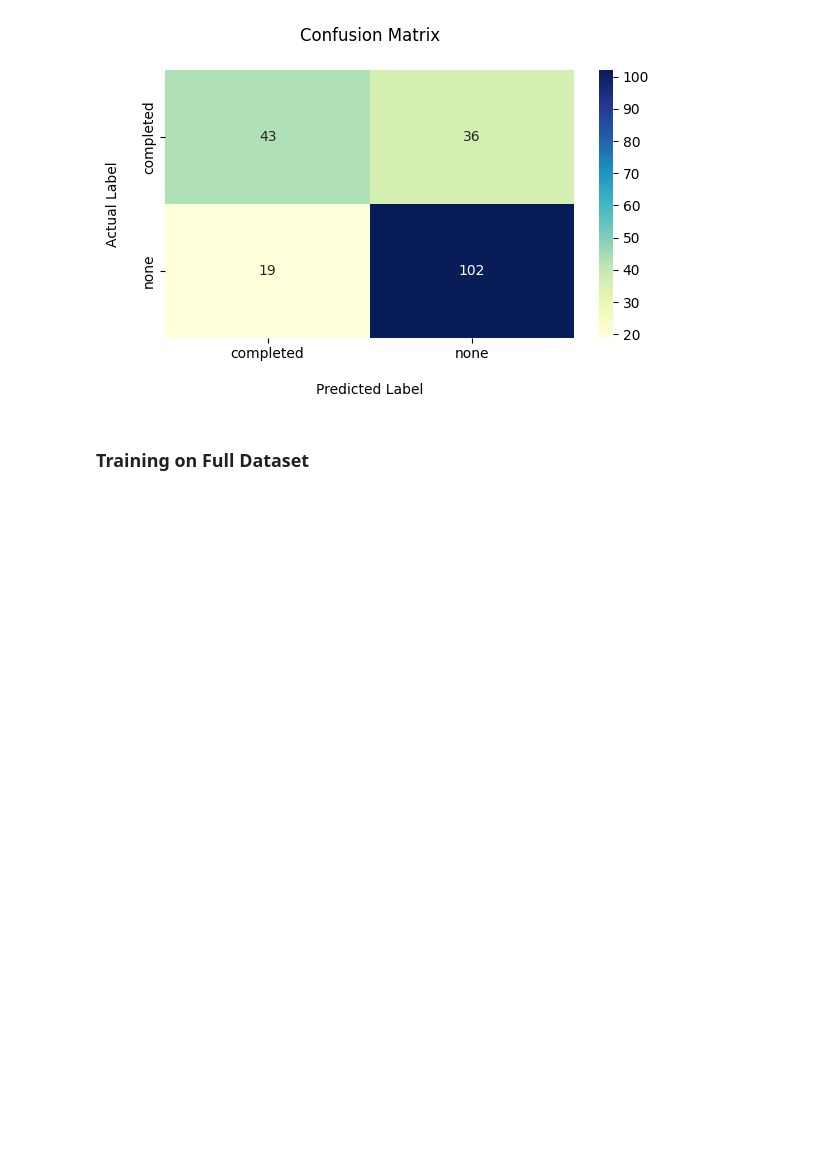
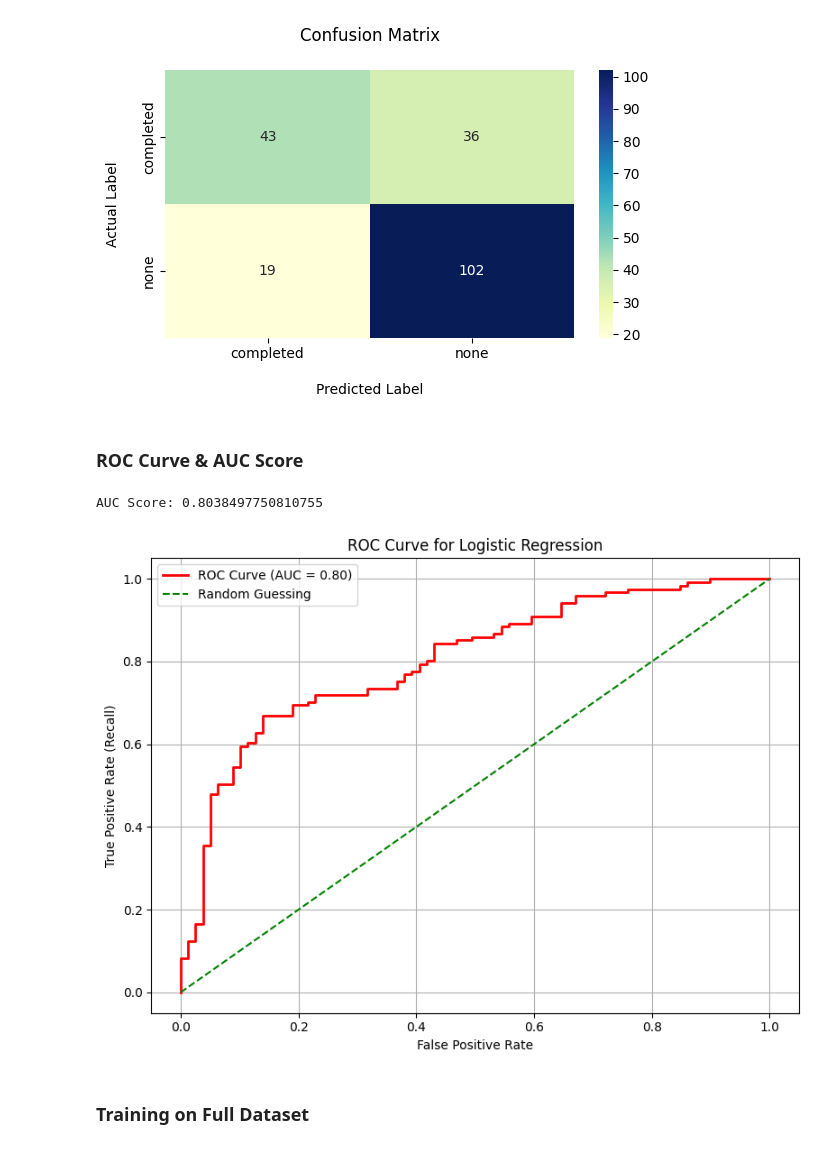
Before and after one commit to SakibMizan/MLProjectStudentPerformance, a Jupyter notebook: SakibMizanProject.ipynb, the cells around one changed output. Drawn from its saved outputs; the diff is of its cells as text; code cells hidden in the pictures; blank space fills up the shorter version.

Commit message:
Generated ROC Curve & AUC Score

```diff
--- a/SakibMizanProject.ipynb
+++ b/SakibMizanProject.ipynb
@@ -293,6 +293,28 @@ Confusion Matrix:
  [[ 43  36]
  [ 19 102]]
 [figure]
+# %% [markdown]
+### ROC Curve & AUC Score
+# %%
+from sklearn.metrics import roc_curve, roc_auc_score
+
+fpr, tpr, thresholds = roc_curve(y_test, y_pred)
+auc_score = roc_auc_score(y_test, y_pred)
+print("AUC Score:", auc_score)
+
+plt.figure(figsize=(8, 6))
+plt.plot(fpr, tpr, color='red', linewidth=2, label=f'ROC Curve (AUC = {auc_score:.2f})')
+plt.plot([0, 1], [0, 1], color='green', linestyle='--', label='Random Guessing')
+plt.xlabel("False Positive Rate")
+plt.ylabel("True Positive Rate (Recall)")
+plt.title("ROC Curve for Logistic Regression")
+plt.legend()
+plt.grid(True)
+plt.tight_layout()
+plt.show()
+# %% [output]
+AUC Score: 0.8038497750810755
+[figure, added]
 # %% [markdown]
 ### Training on Full Dataset
 # %%
```
Also changed, not shown: parts of 2 cells of this notebook.
